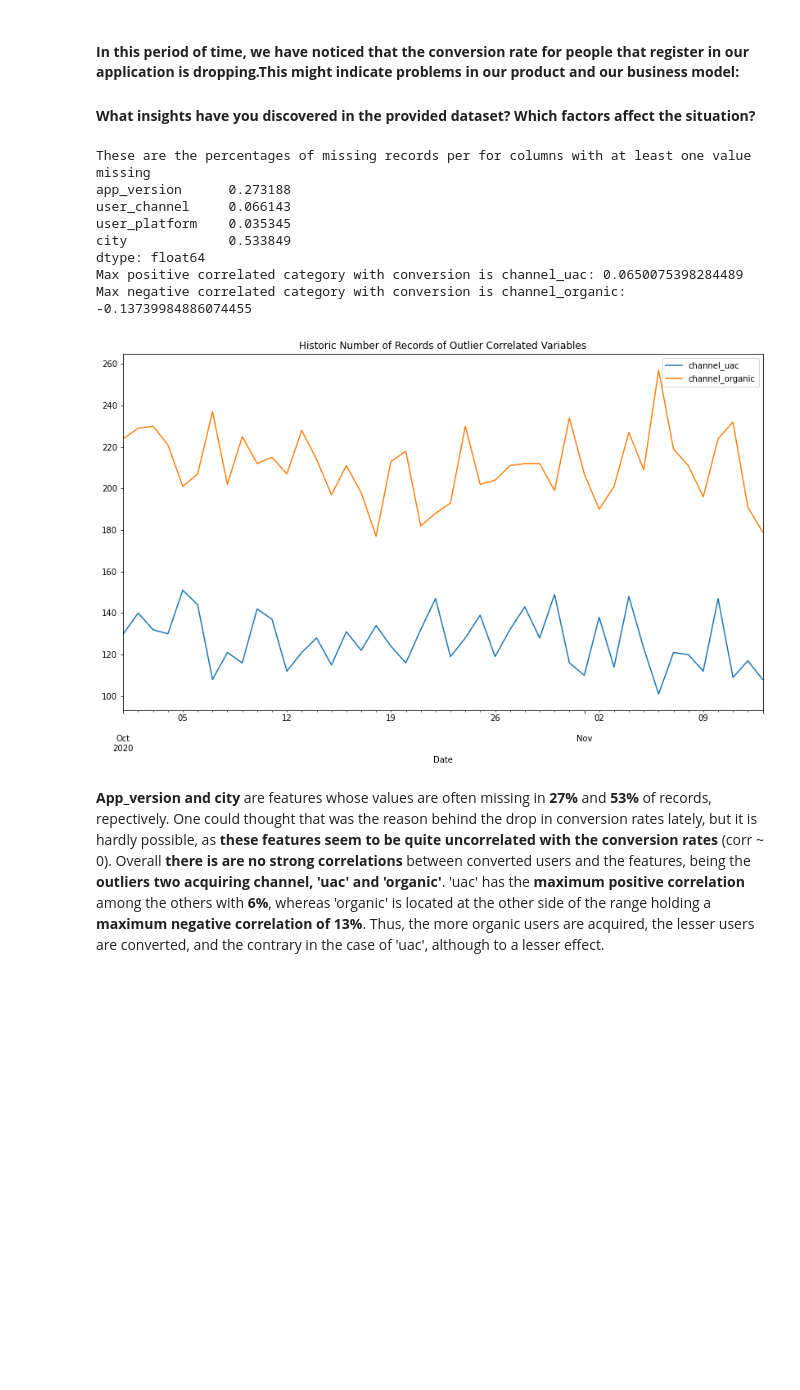
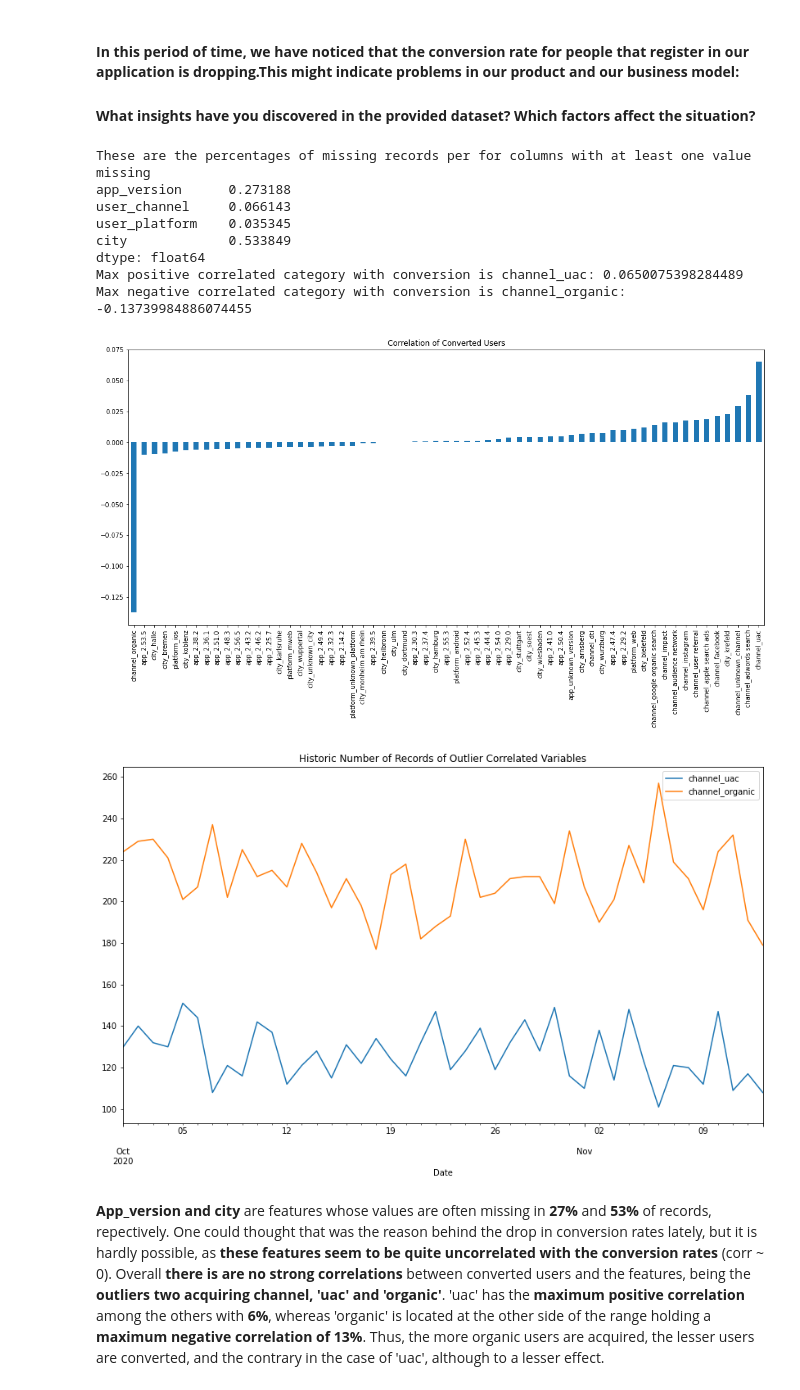
Before and after one commit to sacses/cs-python, a Jupyter notebook: notebooks/assignment.ipynb, the cells around one changed output. Drawn from its saved outputs; the diff is of its cells as text; code cells hidden in the pictures; blank space fills up the shorter version.

Commit message:
added MAPE and visualization of correlation series with conversion

```diff
--- a/notebooks/assignment.ipynb
+++ b/notebooks/assignment.ipynb
@@ -383,11 +418,13 @@ def analysis(df):
     df_one_hot = (
         pd.get_dummies(df, columns=one_hot_cols, prefix=prefixes_cols)
     )
+    #print(df_one_hot.describe())
 
     #Obtain correlation series for 'converted' column and values
 
     matrix = df_one_hot.iloc[:, 4:] #From 'converted' feature until last one-hot encoded
     corr_matrix = matrix.corr()['converted'].sort_values()[:-1] #Drop Converted from corr matrix
+    #print(corr_matrix)
     id_max = corr_matrix.idxmax()
     max_value = corr_matrix.max()
     id_min = corr_matrix.idxmin()
@@ -396,6 +433,7 @@ def analysis(df):
     print(f"Max positive correlated category with conversion is {id_max}: {max_value}")
     print(f"Max negative correlated category with conversion is {id_min}: {min_value}")
 
+    corr_matrix.plot.bar(figsize=(18, 8), title='Correlation of Converted Users')
 
     #Closer look to correlation outliers
     grouped_outliers = (
@@ -409,34 +447,35 @@ def analysis(df):
         .sum().reset_index()
     )
 
     return time_line_outliers
 
 
 def create_timeline_corr_variables(df):
 
     df['registration_date'] = pd.to_datetime(df['registration_date'], format='%Y-%m-%d')
     corr_time_series = df[:-1]
     data_viz = corr_time_series.plot(x='registration_date',
         figsize=(14, 8), xlabel='Date',
         title='Historic Number of Records of Outlier Correlated Variables'
     )
 
     # Export viz to .png file
     data_viz.figure.savefig("../data/output/correlated_values.png", facecolor='w')
 
 
 analysed_df = analysis(cleaned_df)
 create_timeline_corr_variables(analysed_df)
 # %% [output]
 These are the percentages of missing records per for columns with at least one value missing
 app_version      0.273188
 user_channel     0.066143
 user_platform    0.035345
 city             0.533849
 dtype: float64
 Max positive correlated category with conversion is channel_uac: 0.0650075398284489
 Max negative correlated category with conversion is channel_organic: -0.13739984886074455
-[figure, old version]
+[figure, new version]
+[figure, added]
 # %% [markdown]
 **App_version and city** are features whose values are often missing in **27%** and **53%** of records, repectively. One could thought that was the reason behind the drop in conversion rates lately, but it is hardly possible, as **these features seem to be quite uncorrelated with the conversion rates** (corr ~ 0). Overall **there is are no strong correlations** between converted users and the features, being the **outliers two acquiring channel, 'uac' and 'organic'**. 'uac' has the **maximum positive correlation** among the others with **6%**, whereas 'organic' is located at the other side of the range holding a **maximum negative correlation of 13%**. Thus, the more organic users are acquired, the lesser users are converted, and the contrary in the case of 'uac', although to a lesser effect.
 # %% [markdown]
```
Also changed, not shown: parts of 4 cells of this notebook, 4 other files.
